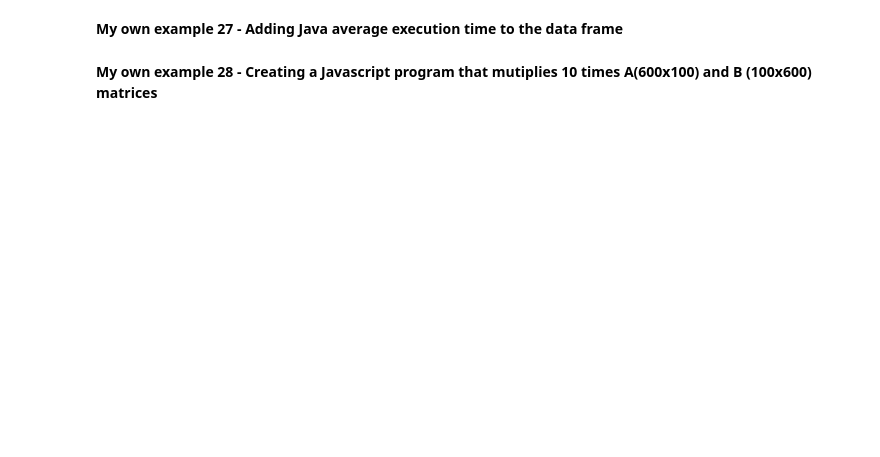
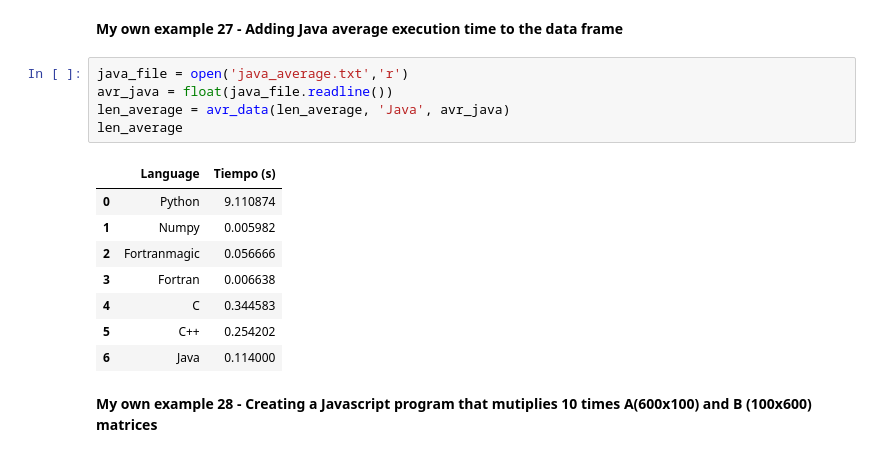
Before and after one commit to 10scar/AlgorithmsUN2024I, a Jupyter notebook: Lab2/osgutierrezp_Lab2.ipynb, the cells around one changed output. Cells and saved outputs as stored; diff of their text form; blank space fills up the shorter version.

```diff
--- a/Lab2/osgutierrezp_Lab2.ipynb
+++ b/Lab2/osgutierrezp_Lab2.ipynb
@@ -981,4 +1104,18 @@ Writing MatrixMultiply.java
 # %% [markdown]
 **My own example 27 - Adding Java average execution time to the data frame**
+# %%
+java_file = open('java_average.txt','r')
+avr_java = float(java_file.readline())
+len_average = avr_data(len_average, 'Java', avr_java)
+len_average
+# %% [output]
+|  | Language | Tiempo (s) |
+| 0 | Python | 9.110874 |
+| 1 | Numpy | 0.005982 |
+| 2 | Fortranmagic | 0.056666 |
+| 3 | Fortran | 0.006638 |
+| 4 | C | 0.344583 |
+| 5 | C++ | 0.254202 |
+| 6 | Java | 0.114000 |
 # %% [markdown]
 **My own example 28 - Creating a Javascript program that mutiplies 10 times A(600x100) and  B (100x600) matrices**
```
Also changed, not shown: parts of 22 cells of this notebook.
